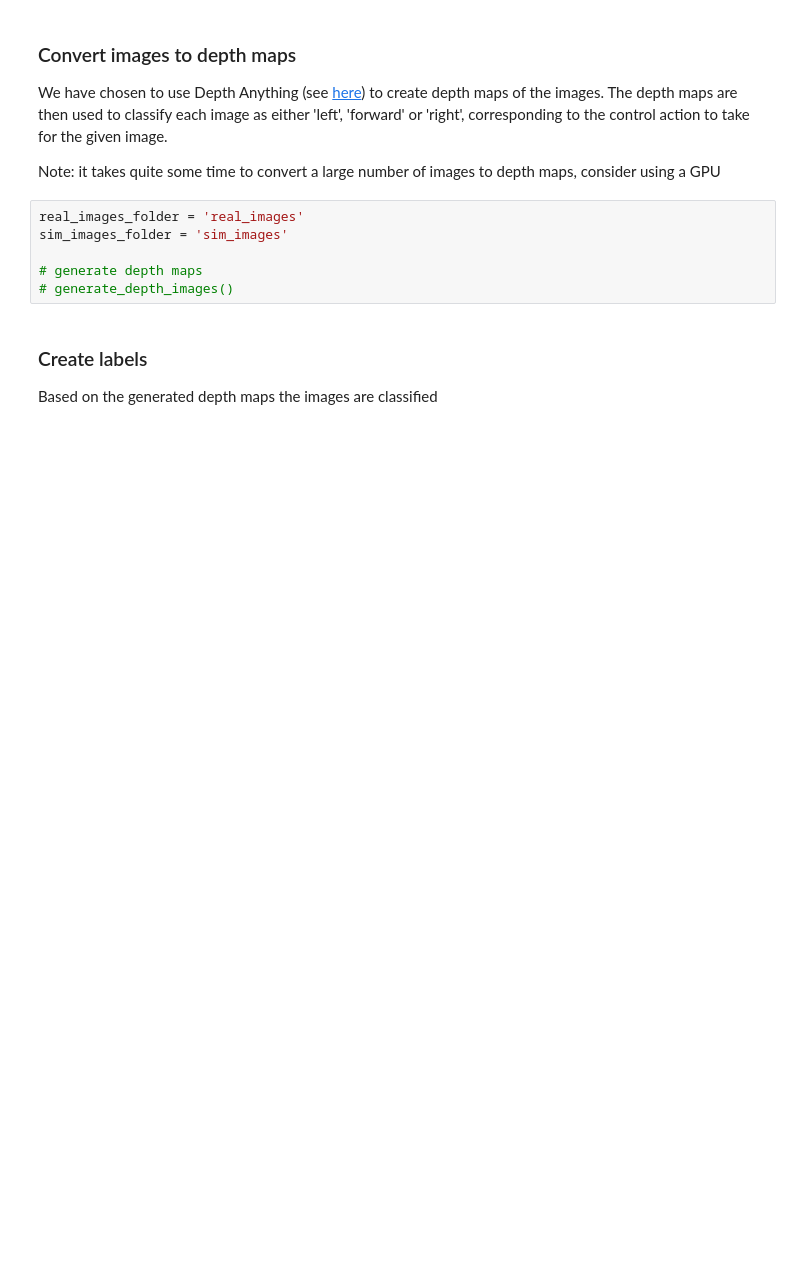
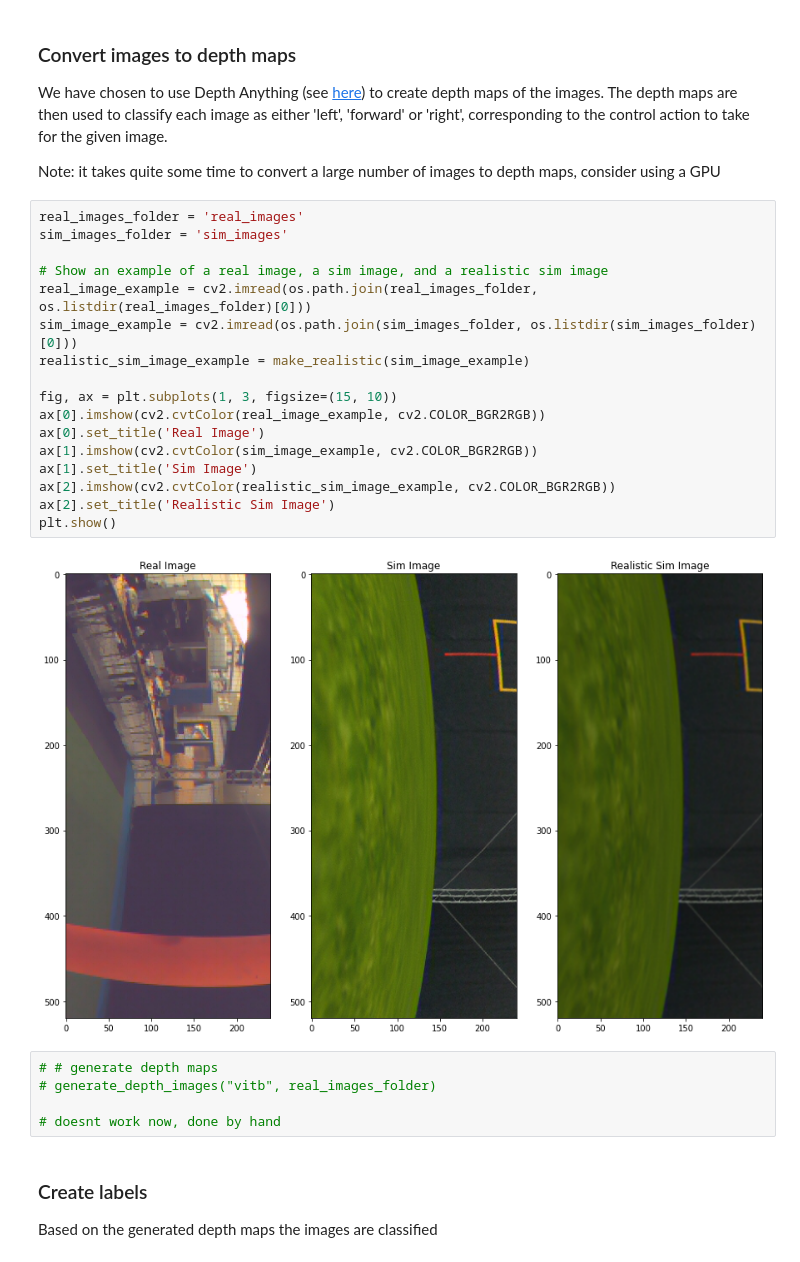
Before and after one commit to Timdnb/CNN-for-Micro-Air-Vehicles, a Jupyter notebook: dataset_generation.ipynb, the cells around one changed output. Cells and saved outputs as stored; diff of their text form; blank space fills up the shorter version.

Commit message:
Show example images

```diff
--- a/dataset_generation.ipynb
+++ b/dataset_generation.ipynb
@@ -13,12 +18,30 @@ from data_functions import *
 We have chosen to use Depth Anything (see [here](https://github.com/LiheYoung/Depth-Anything)) to create depth maps of the images. The depth maps are then used to classify each image as either 'left', 'forward' or 'right', corresponding to the control action to take for the given image.
 
 Note: it takes quite some time to convert a large number of images to depth maps, consider using a GPU
-# %%
-real_images_folder = 'real_images'
-sim_images_folder = 'sim_images'
-
-# generate depth maps
-# generate_depth_images()
+# %%
+real_images_folder = 'real_images'
+sim_images_folder = 'sim_images'
+
+# Show an example of a real image, a sim image, and a realistic sim image
+real_image_example = cv2.imread(os.path.join(real_images_folder, os.listdir(real_images_folder)[0]))
+sim_image_example = cv2.imread(os.path.join(sim_images_folder, os.listdir(sim_images_folder)[0]))
+realistic_sim_image_example = make_realistic(sim_image_example)
+
+fig, ax = plt.subplots(1, 3, figsize=(15, 10))
+ax[0].imshow(cv2.cvtColor(real_image_example, cv2.COLOR_BGR2RGB))
+ax[0].set_title('Real Image')
+ax[1].imshow(cv2.cvtColor(sim_image_example, cv2.COLOR_BGR2RGB))
+ax[1].set_title('Sim Image')
+ax[2].imshow(cv2.cvtColor(realistic_sim_image_example, cv2.COLOR_BGR2RGB))
+ax[2].set_title('Realistic Sim Image')
+plt.show()
+# %% [output]
+[figure, added]
+# %%
+# # generate depth maps
+# generate_depth_images("vitb", real_images_folder)
+
+# doesnt work now, done by hand
 # %% [markdown]
 ### Create labels
 Based on the generated depth maps the images are classified
```
Also changed, not shown: parts of 3 cells of this notebook.
